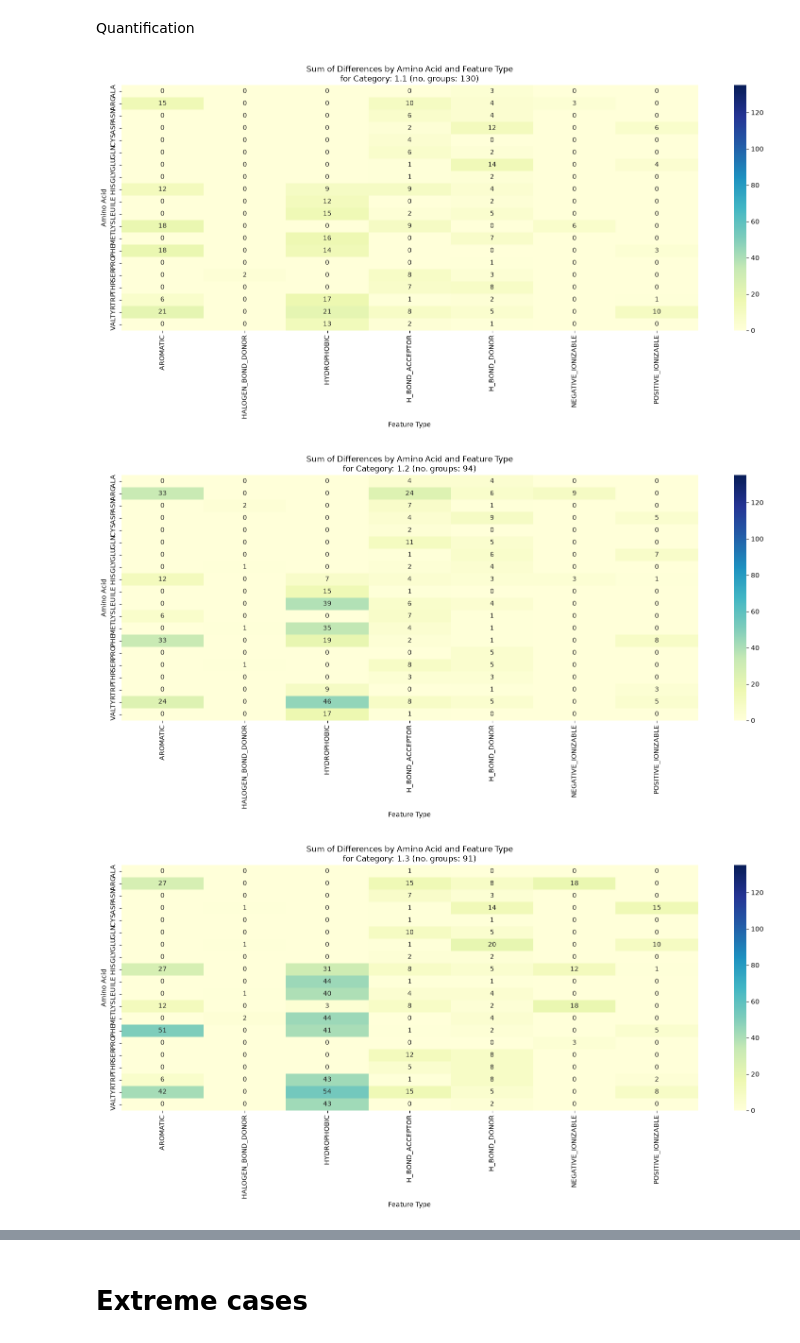
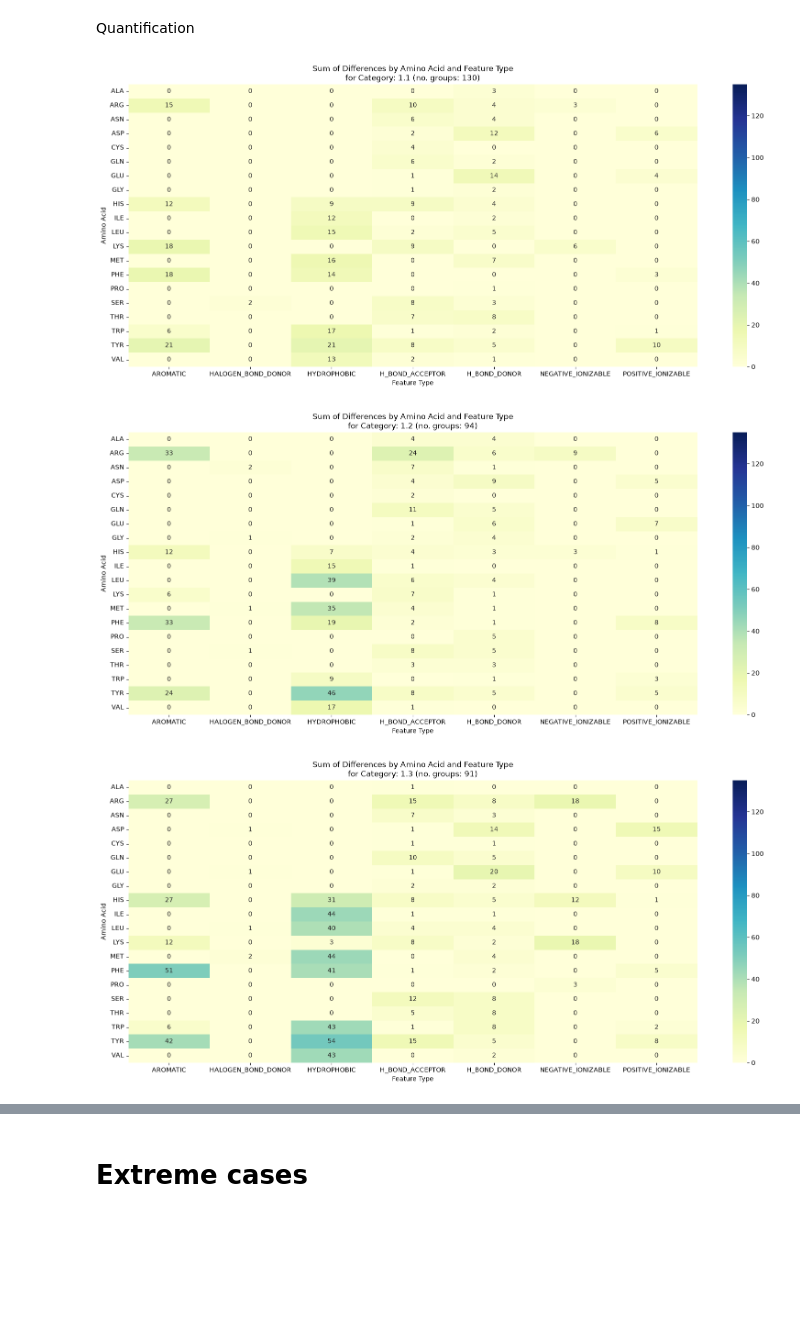
Before and after one commit to comp3d-vienna/Enantiomer_categorization_pipeline, a Jupyter notebook: Notebooks/chemical_space_visualization.ipynb, the cells around one changed output, grey strips where cells are left out. Cells and saved outputs as stored; diff of their text form; code cells hidden in the pictures; blank space fills up the shorter version.

```diff
--- a/Notebooks/chemical_space_visualization.ipynb
+++ b/Notebooks/chemical_space_visualization.ipynb
@@ -561,7 +561,7 @@ category_label_map = {
     "1.1": "Same binding pocket with similar binding conformations (Cat. 1.1)",
     "1.2": "Same binding pocket with moderate conformational differences (Cat. 1.2)",
     "1.3": "Same binding pocket with distinct binding conformations (Cat. 1.3)",
-    "2.0": "Distinct binding pocket (Cat. 2)",
+    "2": "Distinct binding pocket (Cat. 2)",
 }
 
 palette_colors = sns.color_palette(
@@ -1171,7 +1165,6 @@ else:
 # %%
 unique_labels = silirid_diff_info_df['manual_label'].dropna().unique()
 
-# Calculate global min and max for the heatmaps (for comparable colorbar scaling)
 all_ac_features = silirid_diff_info_df.copy()
 all_ac_features['amino_acid_feature'] = all_ac_features['amino_acid'].astype(str) + '_' + all_ac_features['feature_type'].astype(str)
 feature_diff_counts_global = all_ac_features.groupby('amino_acid_feature')['difference'].sum().reset_index()
@@ -1188,35 +1181,36 @@ if "info_file" in silirid_diff_info_df.columns:
     group_counts_per_category = (
         info_file_table.groupby('manual_label')['info_file']
         .nunique().to_dict()
     )
 
 for category in sorted(unique_labels):
     category_df = silirid_diff_info_df[silirid_diff_info_df['manual_label'] == category]
     if category_df.empty:
         continue
 
     n_groups = group_counts_per_category.get(category, '?')
     category_df = category_df.copy()
     category_df['amino_acid_feature'] = category_df['amino_acid'].astype(str) + '_' + category_df['feature_type'].astype(str)
     feature_diff_counts_cat = category_df.groupby('amino_acid_feature')['difference'].sum().reset_index()
     feature_diff_counts_cat[['amino_acid', 'feature_type']] = feature_diff_counts_cat['amino_acid_feature'].str.split('_', n=1, expand=True)
     heatmap_data_cat = feature_diff_counts_cat.pivot(index='amino_acid', columns='feature_type', values='difference').fillna(0)
 
     # Reindex to have same rows/columns as global matrix, so missing aa/ft show as 0 instead of disappearing
     heatmap_data_cat = heatmap_data_cat.reindex(index=heatmap_data_global.index, columns=heatmap_data_global.columns, fill_value=0)
 
-    plt.figure(figsize=(16, 8))
+    plt.figure(figsize=(20, 8))
     sns.heatmap(
         heatmap_data_cat, annot=True, fmt=".0f", cmap="YlGnBu",
         vmin=vmin, vmax=vmax
     )
     plt.title(f'Sum of Differences by Amino Acid and Feature Type\n'
             f'for Category: {category} (no. groups: {n_groups})')
     plt.xlabel('Feature Type')
+    plt.yticks(rotation=0)
     plt.ylabel('Amino Acid')
-    plt.tight_layout()
+    # plt.tight_layout()
     plt.show()
 # %% [output]
-[figure, old version]
+[figure, new version]
-[figure, old version]
+[figure, new version]
-[figure, old version]
+[figure, new version]
```
Also changed, not shown: parts of 4 cells of this notebook, 1 other file.
